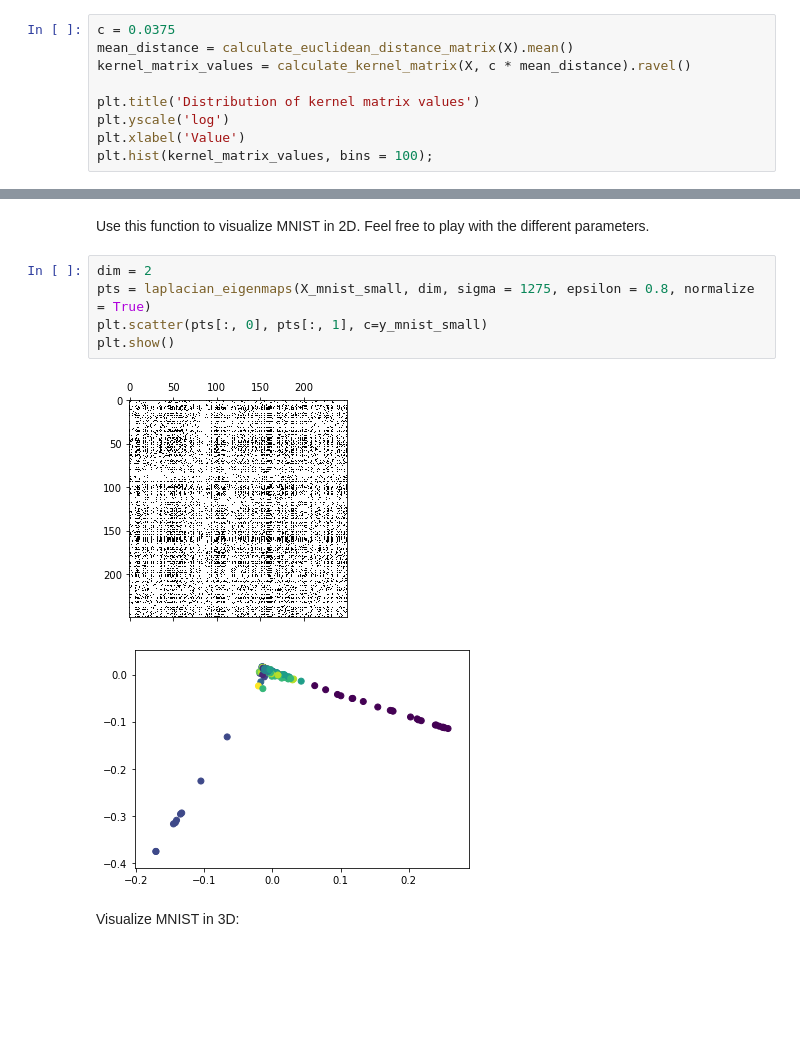
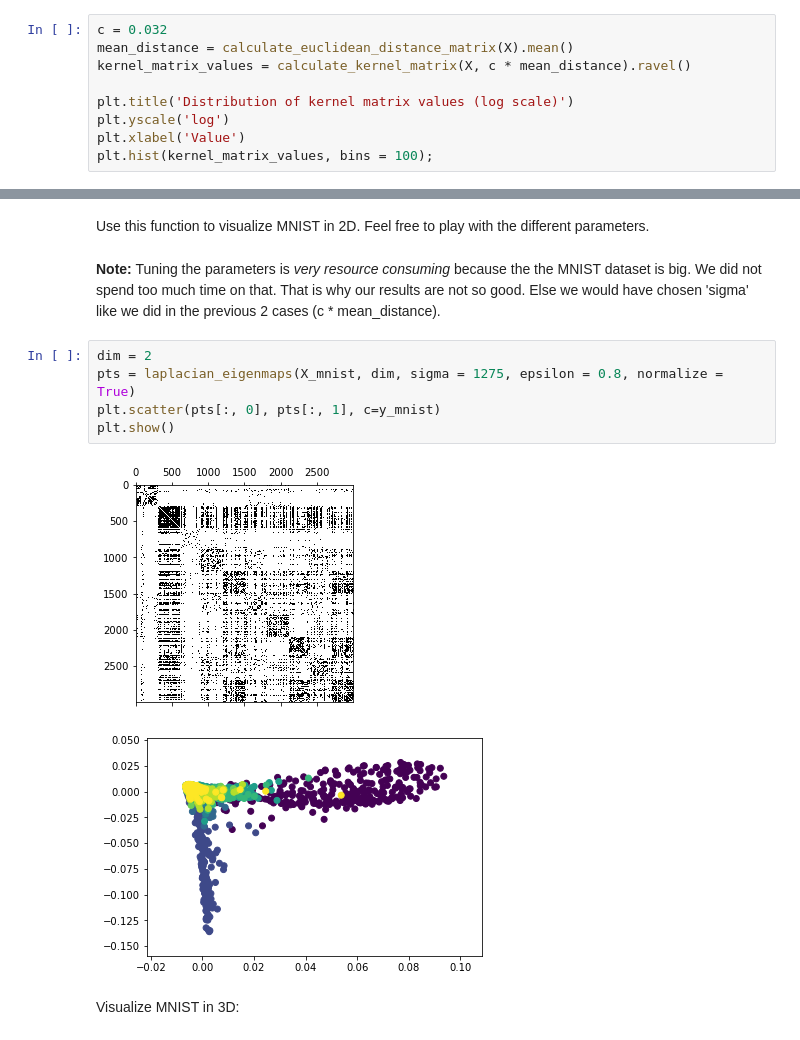
Before and after one commit to ljupche98/A-network-tour-of-data-science, a Jupyter notebook: Assignment2_Learning_with_graphs.ipynb, the cells around one changed output, grey strips where cells are left out. Drawn from its saved outputs; the diff is of its cells as text; blank space fills up the shorter version.

```diff
--- a/Assignment2_Learning_with_graphs.ipynb
+++ b/Assignment2_Learning_with_graphs.ipynb
@@ -99,11 +99,11 @@ def epsilon_similarity_graph(X: np.ndarray, sigma=1, epsilon=0):
     adjacency = (distance_matrix < epsilon).astype(int)
     return adjacency
 # %%
-c = 0.0375
+c = 0.032
 mean_distance = calculate_euclidean_distance_matrix(X).mean()
 kernel_matrix_values = calculate_kernel_matrix(X, c * mean_distance).ravel()
 
-plt.title('Distribution of kernel matrix values')
+plt.title('Distribution of kernel matrix values (log scale)')
 plt.yscale('log')
 plt.xlabel('Value')
 plt.hist(kernel_matrix_values, bins = 100);
@@ -403,14 +406,16 @@ def laplacian_eigenmaps(X:np.ndarray, dim: int, sigma: float, epsilon: float, no
     return U[:, 1: 1 + dim]
 # %% [markdown]
 Use this function to visualize MNIST in 2D. Feel free to play with the different parameters.
+# %% [markdown]
+**Note:** Tuning the parameters is *very resource consuming* because the the MNIST dataset is big. We did not spend too much time on that. That is why our results are not so good. Else we would have chosen 'sigma' like we did in the previous 2 cases (c * mean_distance).
 # %%
 dim = 2
-pts = laplacian_eigenmaps(X_mnist_small, dim, sigma = 1275, epsilon = 0.8, normalize = True)
-plt.scatter(pts[:, 0], pts[:, 1], c=y_mnist_small)
+pts = laplacian_eigenmaps(X_mnist, dim, sigma = 1275, epsilon = 0.8, normalize = True)
+plt.scatter(pts[:, 0], pts[:, 1], c=y_mnist)
 plt.show()
 # %% [output]
-[figure, old version]
+[figure, new version]
-[figure, old version]
+[figure, new version]
 # %% [markdown]
 Visualize MNIST in 3D:
 # %%
```
Also changed, not shown: parts of 32 cells of this notebook.
